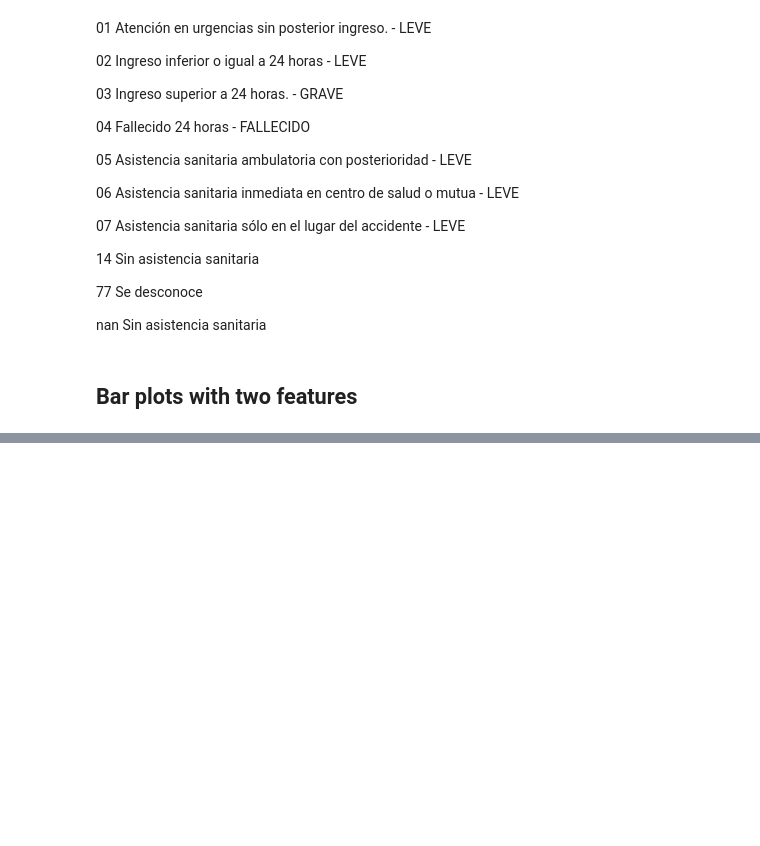
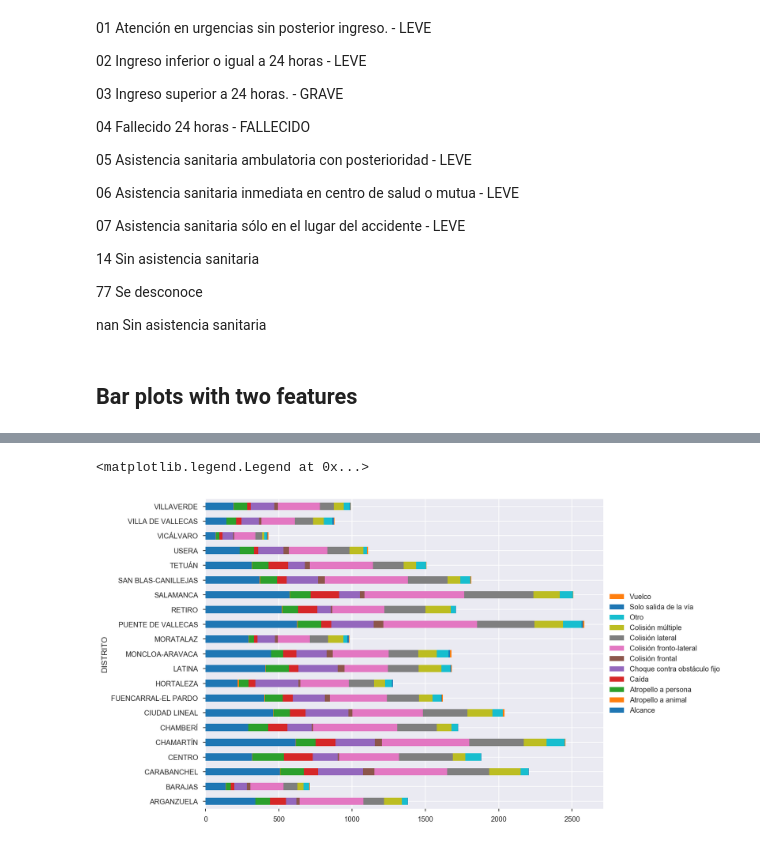
Before and after one commit to pablorodriper/madrid-open-data, a Jupyter notebook: traffic_accidents.ipynb, the cells around one changed output, grey strips where cells are left out. Cells and saved outputs as stored; diff of their text form; code cells hidden in the pictures; blank space fills up the shorter version.

```diff
--- a/traffic_accidents.ipynb
+++ b/traffic_accidents.ipynb
@@ -194,0 +200,11 @@ dtype: int64
+# %%
+df_accid_dist = df.groupby(["TIPO ACCIDENTE", 'DISTRITO']).size().reset_index().pivot(columns='TIPO ACCIDENTE', index='DISTRITO', values=0)
+df_accid_dist.plot(kind='barh', stacked=True, legend=False, figsize=(10,8))
+
+# Legend
+ax = plt.gca()
+handles, labels = ax.get_legend_handles_labels()
+plt.legend(handles[::-1], labels[::-1], loc='center left', bbox_to_anchor=(1, 0.5))
+# %% [output]
+<matplotlib.legend.Legend at 0x...>
+[figure, added]
```
Also changed, not shown: parts of 5 cells of this notebook.
